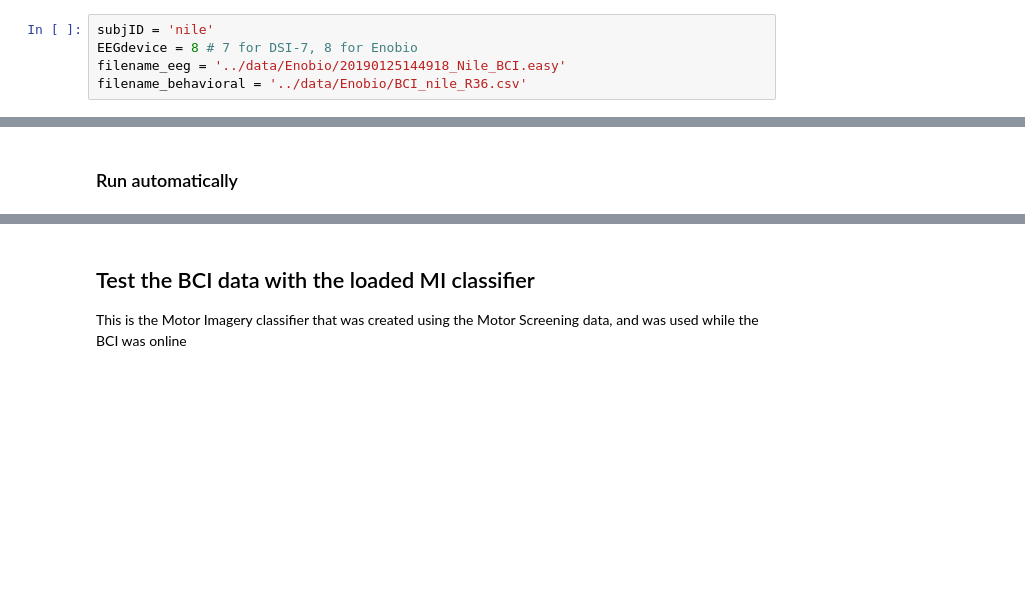
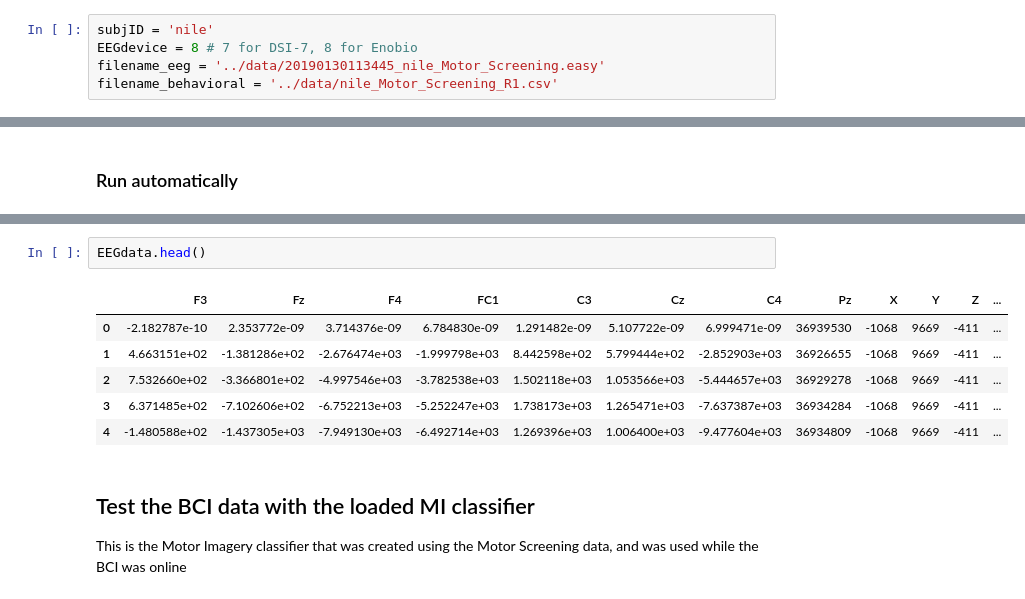
Before and after one commit to lpjiang97/EEG-CoAdaptation, a Jupyter notebook: Initial_inspection/Check_MI_Decoder.ipynb, the cells around one changed output, grey strips where cells are left out. Cells and saved outputs as stored; diff of their text form; blank space fills up the shorter version.

```diff
--- a/Initial_inspection/Check_MI_Decoder.ipynb
+++ b/Initial_inspection/Check_MI_Decoder.ipynb
@@ -241,8 +241,8 @@ def TrainDecoder(X, y):
 # %%
 subjID = 'nile'
 EEGdevice = 8 # 7 for DSI-7, 8 for Enobio
-filename_eeg = '../data/Enobio/20190125144918_Nile_BCI.easy'
-filename_behavioral = '../data/Enobio/BCI_nile_R36.csv'
+filename_eeg = '../data/20190130113445_nile_Motor_Screening.easy'
+filename_behavioral = '../data/nile_Motor_Screening_R1.csv'
 # %% [markdown]
 ## Code to Run
 # %% [markdown]
@@ -301,3 +302,12 @@ Filter length of 1651 samples (3.302 sec) selected
+# %%
+EEGdata.head()
+# %% [output]
+|  | F3 | Fz | F4 | FC1 | C3 | Cz | C4 | Pz | X | Y | Z | ... |
+| 0 | -2.182787e-10 | 2.353772e-09 | 3.714376e-09 | 6.784830e-09 | 1.291482e-09 | 5.107722e-09 | 6.999471e-09 | 36939530 | -1068 | 9669 | -411 | ... |
+| 1 | 4.663151e+02 | -1.381286e+02 | -2.676474e+03 | -1.999798e+03 | 8.442598e+02 | 5.799444e+02 | -2.852903e+03 | 36926655 | -1068 | 9669 | -411 | ... |
+| 2 | 7.532660e+02 | -3.366801e+02 | -4.997546e+03 | -3.782538e+03 | 1.502118e+03 | 1.053566e+03 | -5.444657e+03 | 36929278 | -1068 | 9669 | -411 | ... |
+| 3 | 6.371485e+02 | -7.102606e+02 | -6.752213e+03 | -5.252247e+03 | 1.738173e+03 | 1.265471e+03 | -7.637387e+03 | 36934284 | -1068 | 9669 | -411 | ... |
+| 4 | -1.480588e+02 | -1.437305e+03 | -7.949130e+03 | -6.492714e+03 | 1.269396e+03 | 1.006400e+03 | -9.477604e+03 | 36934809 | -1068 | 9669 | -411 | ... |
 # %% [markdown]
 ## Test the BCI data with the loaded MI classifier
 This is the Motor Imagery classifier that was created using the Motor Screening data, and was used while the BCI was online
```
Also changed, not shown: parts of 1 cell of this notebook, 1 other file.
